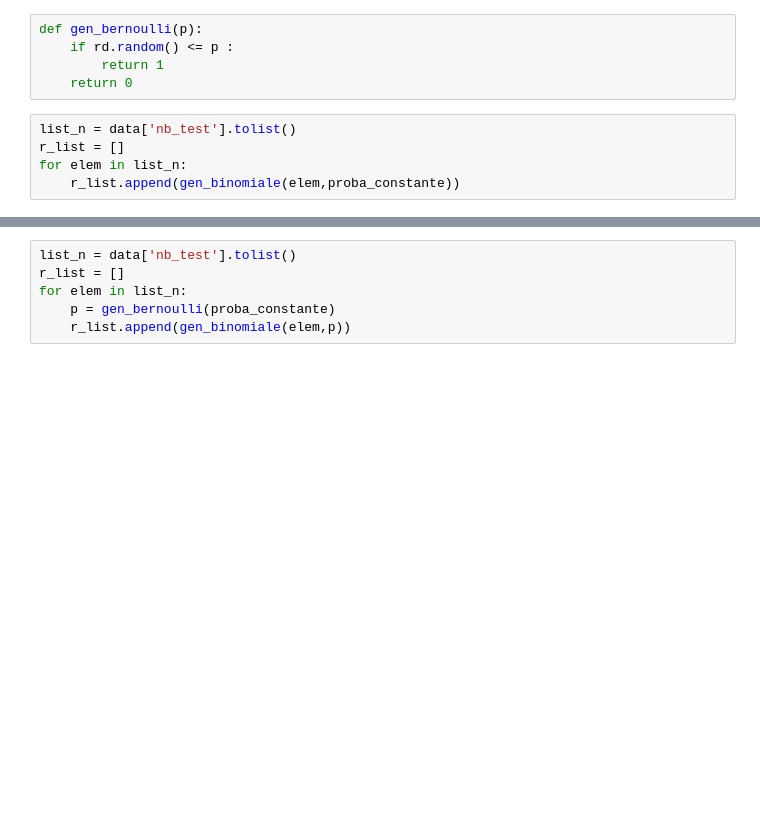
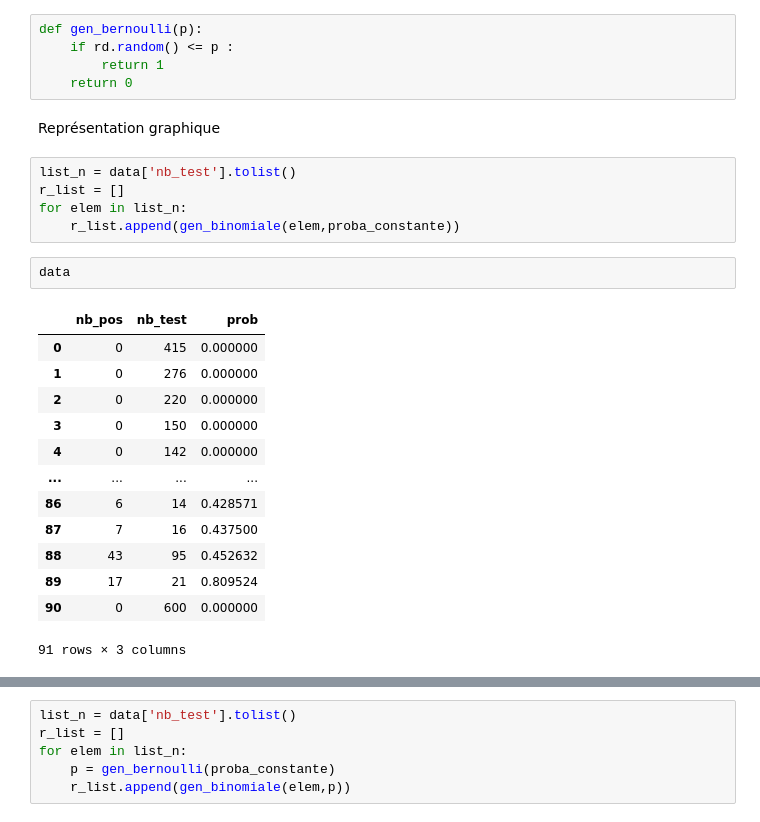
Before and after one commit to erialc-cal/MCM_Listeria_Prevalence, a Jupyter notebook: exploratoire_claire.ipynb, the cells around one changed output, grey strips where cells are left out. Saved outputs shown, nothing was run; the diff lists cells and outputs as text; blank space fills up the shorter version.

```diff
--- a/exploratoire_claire.ipynb
+++ b/exploratoire_claire.ipynb
@@ -116,9 +127,27 @@ def gen_bernoulli(p):
     if rd.random() <= p :
         return 1
     return 0
+# %% [markdown]
+Représentation graphique
 # %%
 list_n = data['nb_test'].tolist()
 r_list = []
 for elem in list_n:
     r_list.append(gen_binomiale(elem,proba_constante))
+# %%
+data
+# %% [output]
+|  | nb_pos | nb_test | prob |
+| 0 | 0 | 415 | 0.000000 |
+| 1 | 0 | 276 | 0.000000 |
+| 2 | 0 | 220 | 0.000000 |
+| 3 | 0 | 150 | 0.000000 |
+| 4 | 0 | 142 | 0.000000 |
+| ... | ... | ... | ... |
+| 86 | 6 | 14 | 0.428571 |
+| 87 | 7 | 16 | 0.437500 |
+| 88 | 43 | 95 | 0.452632 |
+| 89 | 17 | 21 | 0.809524 |
+| 90 | 0 | 600 | 0.000000 |
+91 rows × 3 columns
 # %%
```
Also changed, not shown: parts of 4 cells of this notebook.
